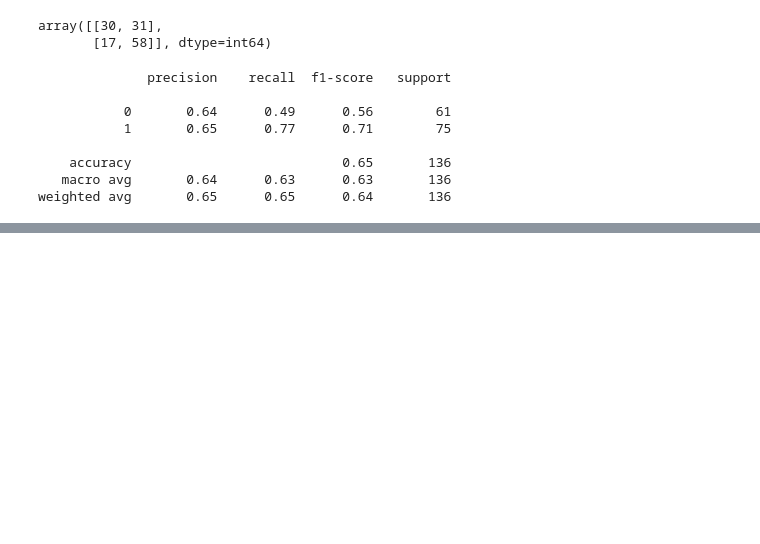
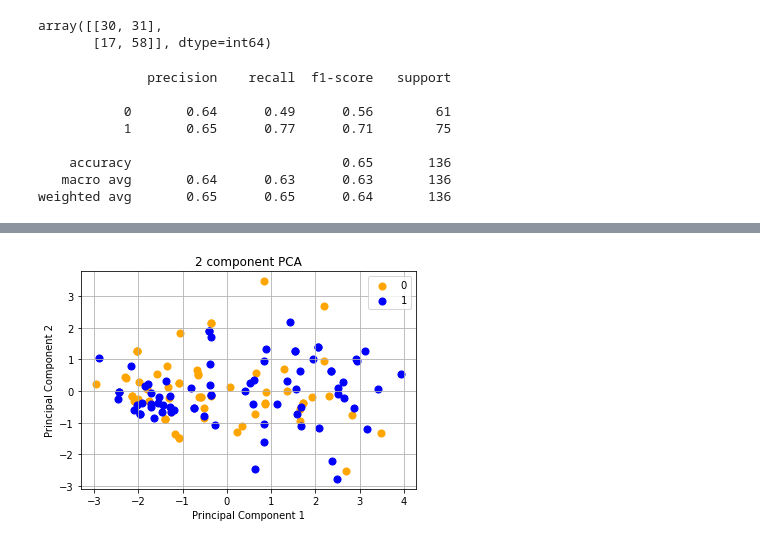
Before and after one commit to jfeiten/PepperCustomers, a Jupyter notebook: data_analysis.ipynb, the cells around one changed output, grey strips where cells are left out. Cells and saved outputs as stored; diff of their text form; code cells hidden in the pictures; blank space fills up the shorter version.

```diff
--- a/data_analysis.ipynb
+++ b/data_analysis.ipynb
@@ -68,0 +72,15 @@ weighted avg       0.65      0.65      0.64       136
+# %%
+x_pvars = df2[['p1', 'p2', 'p3', 'p4', 'p5', 'p6']]
+# %%
+from sklearn.preprocessing import StandardScaler
+
+# define standard scaler
+scaler = StandardScaler()
+
+# transform data
+scaled = scaler.fit_transform(x_pvars)
+# %%
+pca = PCA()
+x_pca = pca.fit_transform(scaled)
+x_pca = pd.DataFrame(x_pca)
+x_pca.head()
@@ -68,0 +99,5 @@ weighted avg       0.65      0.65      0.64       136
+# %%
+x_pca['target'] = y
+x_pca.columns.to_list()
+x_pca.columns = ['PC1','PC2','PC3','PC4','PC5', 'PC6','target']
+x_pca.head()
@@ -68,0 +113,21 @@ weighted avg       0.65      0.65      0.64       136
+# %%
+fig = plt.figure()
+ax = fig.add_subplot(1,1,1)
+ax.set_xlabel('Principal Component 1')
+ax.set_ylabel('Principal Component 2')
+ax.set_title('2 component PCA')
+
+targets = [0, 1]
+colors = ['orange', 'blue']
+
+for target, color in zip(targets,colors):
+ indicesToKeep = x_pca['target'] == target
+ ax.scatter(x_pca.loc[indicesToKeep, 'PC1'],
+            x_pca.loc[indicesToKeep, 'PC2'],
+            c = color,
+            s = 50)
+
+ax.legend(targets)
+ax.grid()
+# %% [output]
+[figure, added]
```
Also changed, not shown: parts of 7 cells of this notebook.
